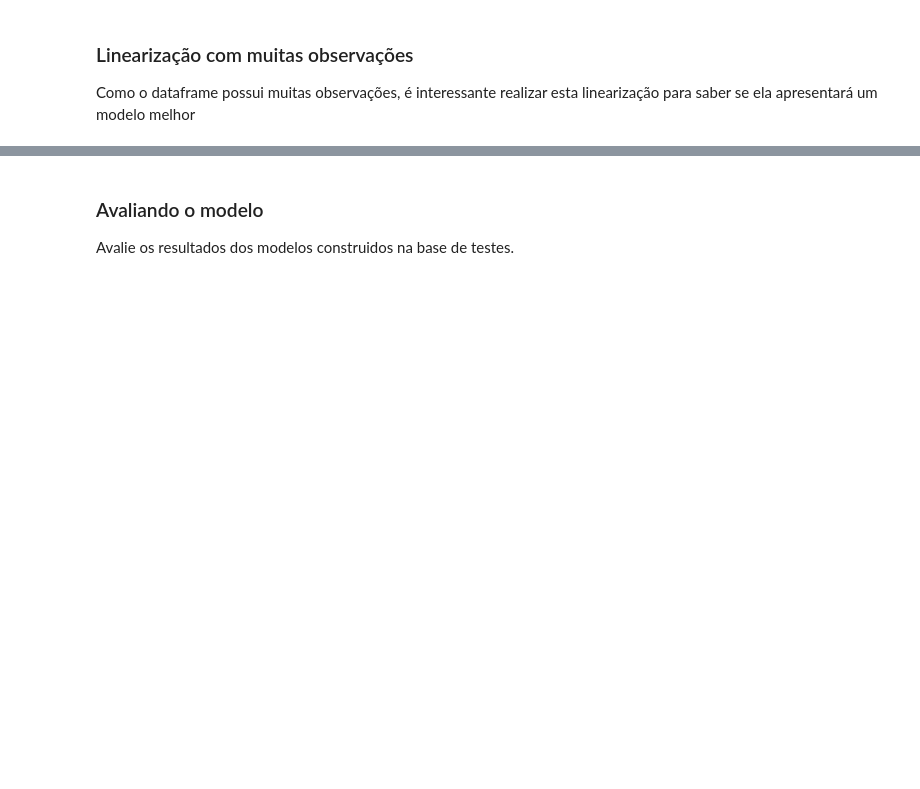
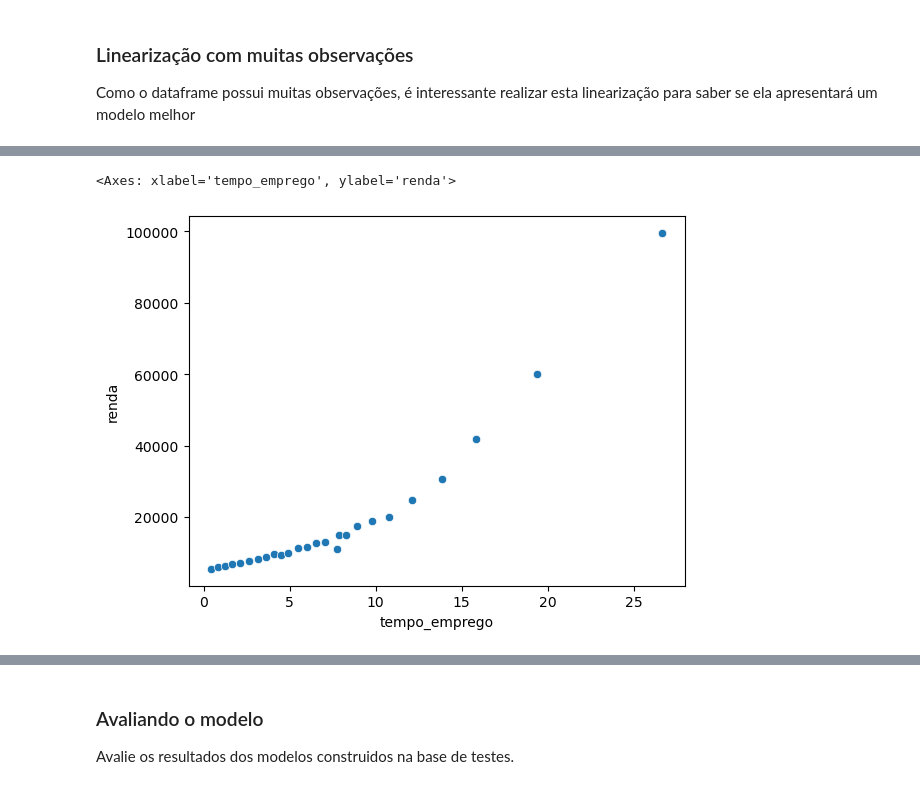
Before and after one commit to rafazagari/Curso-EBAC-Data-Science, a Jupyter notebook: Modulo 34 - Tarefa - Regressão 3.ipynb, the cells around one changed output, grey strips where cells are left out. Drawn from its saved outputs; the diff is of its cells as text; code cells hidden in the pictures; blank space fills up the shorter version.

```diff
--- a/Modulo 34 - Tarefa - Regressão 3.ipynb
+++ b/Modulo 34 - Tarefa - Regressão 3.ipynb
@@ -279,7 +245,12 @@ plt.show()
+# %%
+# Valores de Y suavizados
+lowess_renda = lowess[:, 1]
+lowess_tempo_emprego = lowess[:, 0]
 # %%
-# Interpolação dos dados para o modelo
-interp = interp1d(lowess[:, 0], lowess[:, 1], bounds_error=False)
-df['tempo_emprego_lowess'] = interp(df.tempo_emprego)
+# Roda a interpolação do scipy
+interp = interp1d(lowess_tempo_emprego, lowess_renda, bounds_error=False)
+
+df['lowess_tempo_emprego'] = interp(df.tempo_emprego)
 df.head()
 # %% [output]
 |  | index | sexo | posse_de_veiculo | posse_de_imovel | qtd_filhos | tipo_renda | educacao | estado_civil | ... |
@@ -369,8 +339,13 @@ ValueError: Bin edges must be unique: array([ 0.11780822,  0.60547945,  1.030136
+# %%
+# Criando a tabela com o agrupamento dos dados em quantis de tempo de emprego
+grupos = pd.qcut(df.tempo_emprego, 30, duplicates = 'drop')
 # %%
-tab = df.groupby(grupos)['renda'].describe()
-tab['tempo_emprego'] = df.groupby(grupos)['tempo_emprego'].mean()
-tab['renda'] = df.groupby(grupos)['renda'].mean()
+# Criação da tabela para armazenar os agrupamentos
+tabela = df.groupby(grupos)['renda'].describe()
+tabela['tempo_emprego'] = df.groupby(grupos)['tempo_emprego'].mean()
+tabela['renda'] = df.groupby(grupos)['renda'].mean()
 
-tab.rename(columns={'media':'renda'}, inplace=True)
+tabela.rename(columns={'media':'renda'}, inplace=True)
 
-sns.scatterplot(data=tab, x = 'tempo_emprego', y = 'renda')
+# Exibe os resultados
+tabela.head()
@@ -376,0 +360,6 @@ sns.scatterplot(data=tab, x = 'tempo_emprego', y = 'renda')
+# %%
+# Visualização do gráfico da tabela
+sns.scatterplot(data=tabela, x = 'tempo_emprego', y = 'renda')
+# %% [output]
+<Axes: xlabel='tempo_emprego', ylabel='renda'>
+[figure, added]
```
Also changed, not shown: parts of 13 cells of this notebook, 4 other files.
